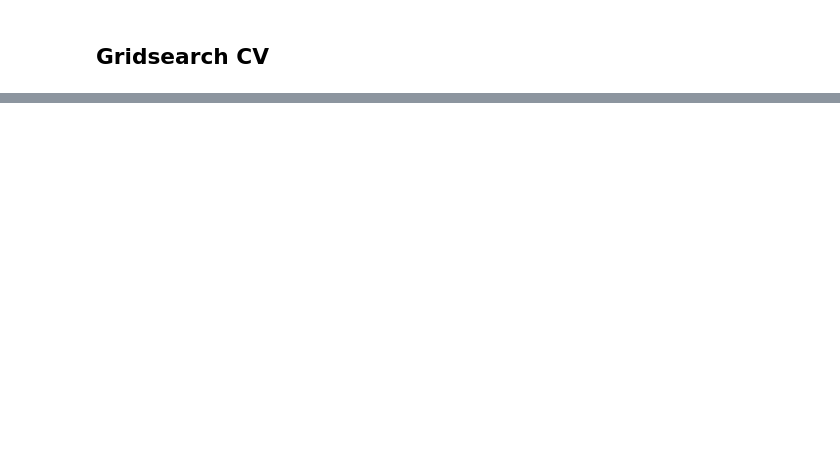
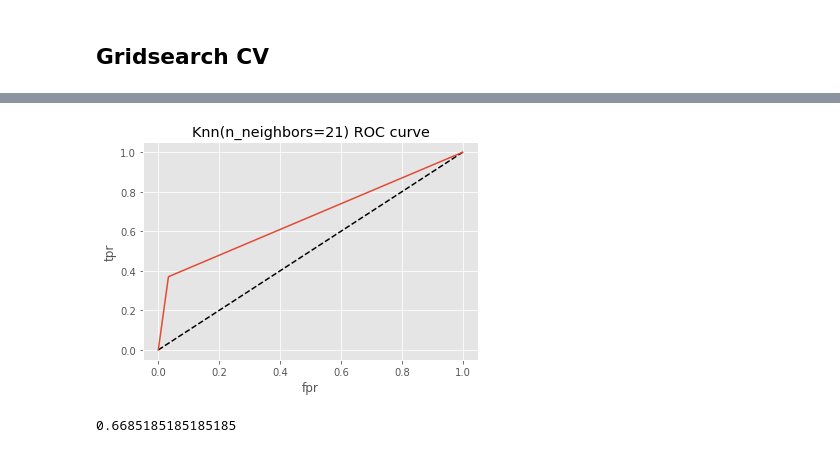
Before and after one commit to narendrapotturi/MachineLearning, a Jupyter notebook: Diabetes Problem solving using K Nearest Neighbour Algorithm.ipynb, the cells around one changed output, grey strips where cells are left out. Drawn from its saved outputs; the diff is of its cells as text; code cells hidden in the pictures; blank space fills up the shorter version.

```diff
--- a/Diabetes Problem solving using K Nearest Neighbour Algorithm.ipynb
+++ b/Diabetes Problem solving using K Nearest Neighbour Algorithm.ipynb
@@ -277,0 +285,4 @@ knn_cv.best_params_
+# %%
+knn = KNeighborsClassifier(n_neighbors=41)
+# %%
+knn.fit(X_train,Y_train)
@@ -277,0 +291,2 @@ knn_cv.best_params_
+# %%
+Grid_prd = knn.predict(X_test)
@@ -277,0 +309,15 @@ knn_cv.best_params_
+# %%
+Fpr, Tpr, thresholds = roc_curve(Y_test, Grid_prd)
+# %%
+plt.plot([0,1],[0,1],'k--')
+plt.plot(Fpr,Tpr, label='Knn Using Grid Search CV')
+plt.xlabel('fpr')
+plt.ylabel('tpr')
+plt.title('Knn(n_neighbors=21) ROC curve')
+plt.show()
+# %% [output]
+[figure, added]
+# %%
+roc_auc_score(Y_test,Grid_prd)
+# %% [output]
+0.6685185185185185
```
Also changed, not shown: parts of 22 cells of this notebook.
